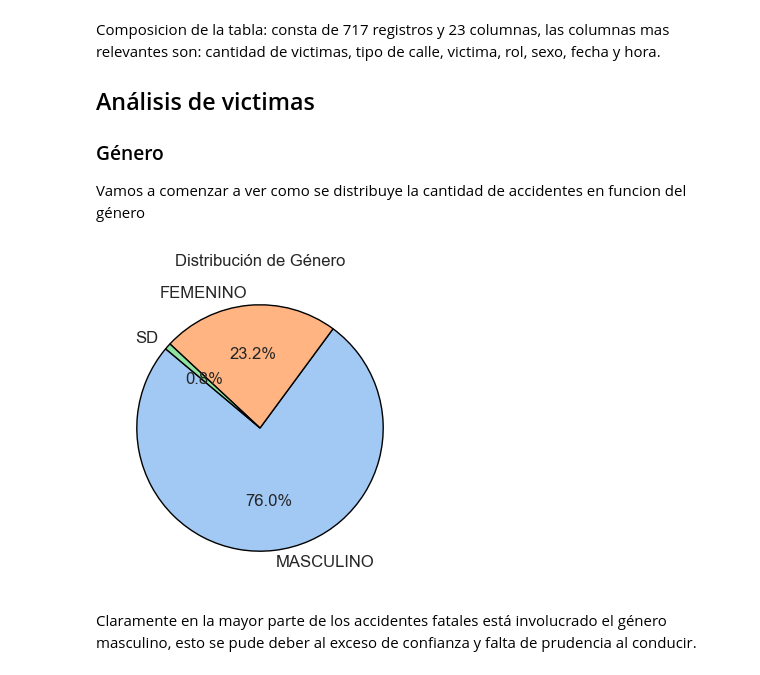
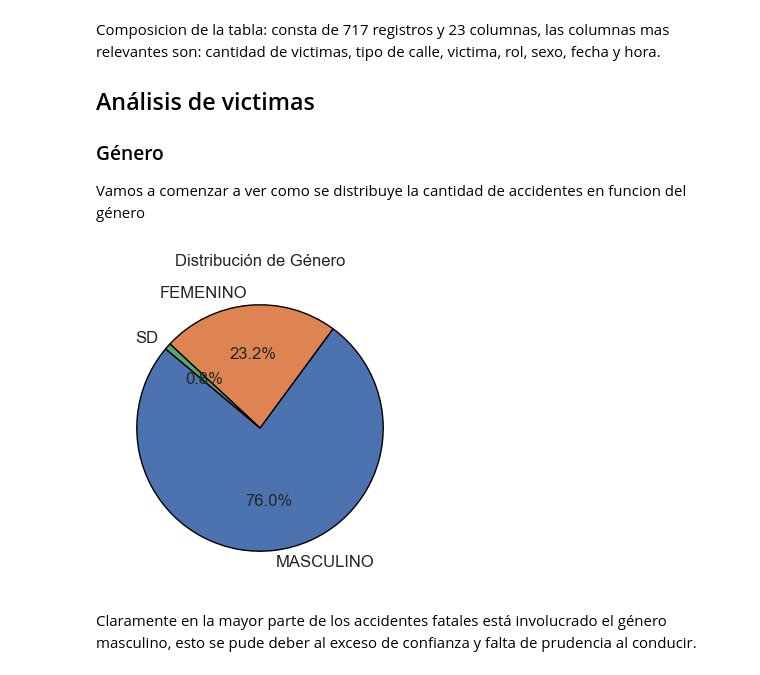
Before and after one commit to NestorSaenz/Accidentes-viales-Buenos-Aires, a Jupyter notebook: EDA.ipynb, the cells around one changed output. Saved outputs shown, nothing was run; the diff lists cells and outputs as text; code cells hidden in the pictures.

```diff
--- a/EDA.ipynb
+++ b/EDA.ipynb
@@ -41,20 +41,20 @@ Vamos a comenzar  a ver como se distribuye la cantidad de accidentes en funcion
 # %%
 # Calcular el conteo de cada categoría
 conteo_genero = df['sexo'].value_counts()
 
 # Configurar la figura
 plt.figure(figsize=(4,4))
 
 # Crear el diagrama de pastel
-plt.pie(conteo_genero, labels=conteo_genero.index, autopct='%1.1f%%', wedgeprops={"linewidth": 1, "edgecolor": "black"}, startangle=140, colors=sns.color_palette('pastel'), textprops={'fontsize': 12})
+plt.pie(conteo_genero, labels=conteo_genero.index, autopct='%1.1f%%', wedgeprops={"linewidth": 1, "edgecolor": "black"}, startangle=140, colors=sns.color_palette('deep'), textprops={'fontsize': 12})
 
 # Añadir título
 plt.title('Distribución de Género')
 
 # Mostrar el diagrama de pastel
 plt.show()
 # %% [output]
-[figure, old version]
+[figure, new version]
 # %% [markdown]
 Claramente en la mayor parte de los accidentes fatales está involucrado el género masculino, esto se pude deber al exceso de confianza y falta de prudencia al conducir.
 # %% [markdown]
```
Also changed, not shown: parts of 14 cells of this notebook.
